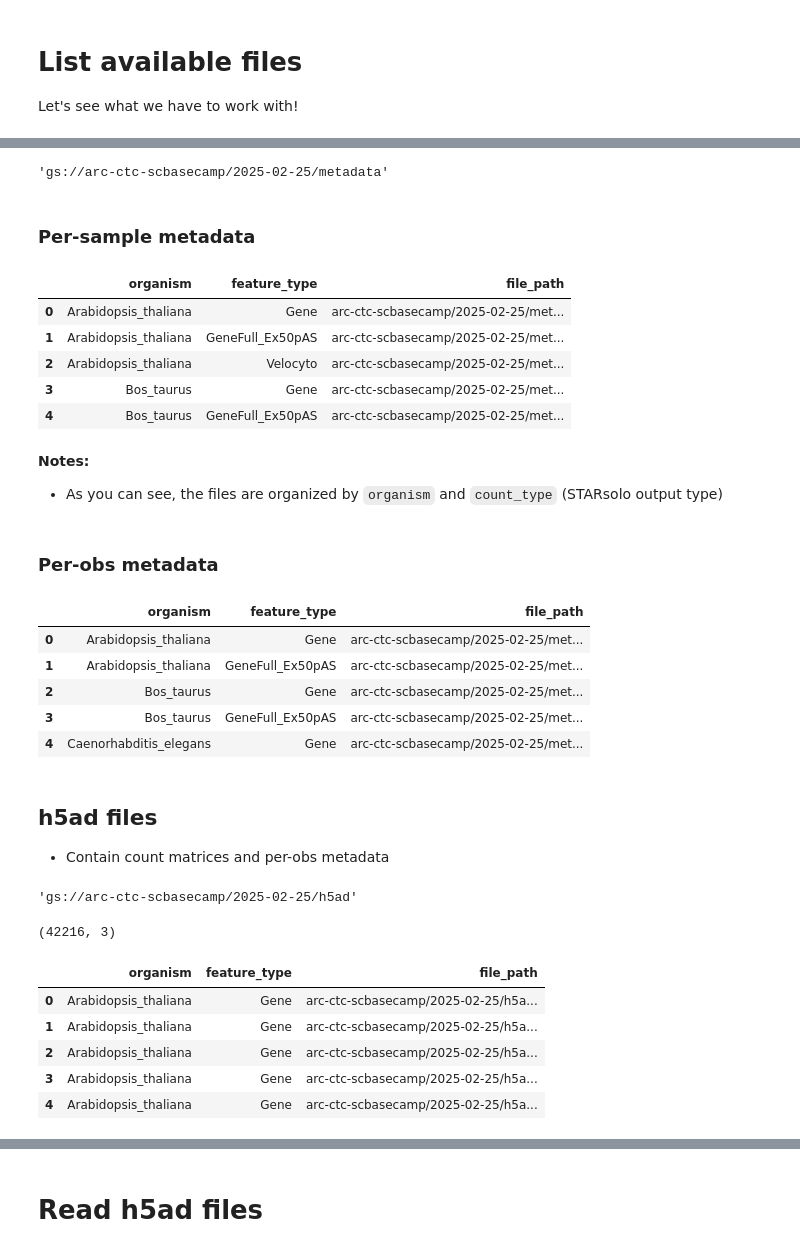
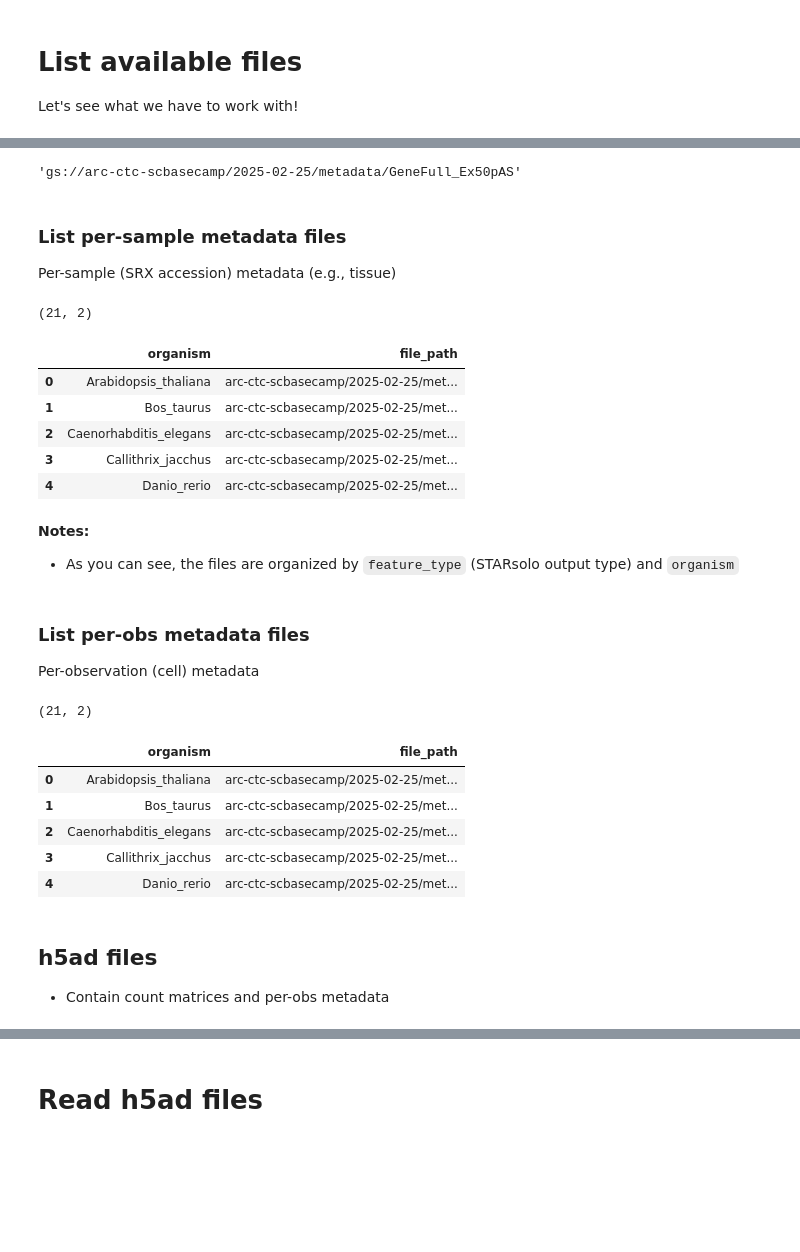
Before and after one commit to rdas-genesilico-ai/arc-virtual-cell-atlas-uv, a Jupyter notebook: scBaseCamp/tutorial-py.ipynb, the cells around one changed output, grey strips where cells are left out. Saved outputs shown, nothing was run; the diff lists cells and outputs as text; code cells hidden in the pictures; blank space fills up the shorter version.

```diff
--- a/scBaseCamp/tutorial-py.ipynb
+++ b/scBaseCamp/tutorial-py.ipynb
@@ -32,13 +32,16 @@ fs = gcsfs.GCSFileSystem()
 # %%
 # GCS bucket path
 gcs_base_path = "gs://arc-ctc-scbasecamp/2025-02-25/"
+# %%
+# STARsolo feature type
+feature_type = "GeneFull_Ex50pAS"
 # %% [markdown]
 # List available files
 
 Let's see what we have to work with!
 # %%
-# helper function
-def get_parquet_files(gcs_base_path: str, target: str=None, endswith: str=None):
+# helper function to list files
+def get_file_table(gcs_base_path: str, target: str=None, endswith: str=None):
     files = fs.glob(os.path.join(gcs_base_path, "**"))
     if target:
         files = [f for f in files if os.path.basename(f) == target]
@@ -46,5 +49,5 @@ def get_parquet_files(gcs_base_path: str, target: str=None, endswith: str=None):
         files = [f for f in files if f.endswith(endswith)]
     file_list = []
     for f in files:
-        file_list.append(f.split("/")[-3:-1] + [f])
-    return pd.DataFrame(file_list, columns=["organism", "feature_type", "file_path"])
+        file_list.append(f.split("/")[-2:-1] + [f])
+    return pd.DataFrame(file_list, columns=["organism", "file_path"])
@@ -59,58 +60,48 @@ os.environ["GOOGLE_APPLICATION_CREDENTIALS"]
 # %%
 # set the path to the metadata files
-gcs_path = os.path.join(gcs_base_path, "metadata")
+gcs_path = os.path.join(gcs_base_path, "metadata", feature_type)
 gcs_path
 # %% [output]
-'gs://arc-ctc-scbasecamp/2025-02-25/metadata'
+'gs://arc-ctc-scbasecamp/2025-02-25/metadata/GeneFull_Ex50pAS'
-# %% [markdown]
-### Per-sample metadata
+# %% [markdown]
+### List per-sample metadata files
+
+Per-sample (SRX accession) metadata (e.g., tissue)
 # %%
 # list files
-sample_pq_files = get_parquet_files(gcs_path, "sample_metadata.parquet.gz")
+sample_pq_files = get_file_table(gcs_path, "sample_metadata.parquet.gz")
+print(sample_pq_files.shape)
 sample_pq_files.head()
 # %% [output]
+(21, 2)
-|  | organism | feature_type | file_path |
-| 0 | Arabidopsis_thaliana | Gene | arc-ctc-scbasecamp/2025-02-25/met... |
-| 1 | Arabidopsis_thaliana | GeneFull_Ex50pAS | arc-ctc-scbasecamp/2025-02-25/met... |
-| 2 | Arabidopsis_thaliana | Velocyto | arc-ctc-scbasecamp/2025-02-25/met... |
-| 3 | Bos_taurus | Gene | arc-ctc-scbasecamp/2025-02-25/met... |
-| 4 | Bos_taurus | GeneFull_Ex50pAS | arc-ctc-scbasecamp/2025-02-25/met... |
+|  | organism | file_path |
+| 0 | Arabidopsis_thaliana | arc-ctc-scbasecamp/2025-02-25/met... |
+| 1 | Bos_taurus | arc-ctc-scbasecamp/2025-02-25/met... |
+| 2 | Caenorhabditis_elegans | arc-ctc-scbasecamp/2025-02-25/met... |
+| 3 | Callithrix_jacchus | arc-ctc-scbasecamp/2025-02-25/met... |
+| 4 | Danio_rerio | arc-ctc-scbasecamp/2025-02-25/met... |
 # %% [markdown]
 **Notes:**
 
-* As you can see, the files are organized by `organism` and `count_type` (STARsolo output type)
+* As you can see, the files are organized by `feature_type` (STARsolo output type) and `organism`
-# %% [markdown]
-### Per-obs metadata
+# %% [markdown]
+### List per-obs metadata files
+
+Per-observation (cell) metadata
 # %%
 # list files
-obs_pq_files = get_parquet_files(gcs_path, "obs_metadata.parquet.gz")
+obs_pq_files = get_file_table(gcs_path, "obs_metadata.parquet.gz")
+print(obs_pq_files.shape)
 obs_pq_files.head()
 # %% [output]
+(21, 2)
-|  | organism | feature_type | file_path |
-| 0 | Arabidopsis_thaliana | Gene | arc-ctc-scbasecamp/2025-02-25/met... |
-| 1 | Arabidopsis_thaliana | GeneFull_Ex50pAS | arc-ctc-scbasecamp/2025-02-25/met... |
-| 2 | Bos_taurus | Gene | arc-ctc-scbasecamp/2025-02-25/met... |
-| 3 | Bos_taurus | GeneFull_Ex50pAS | arc-ctc-scbasecamp/2025-02-25/met... |
-| 4 | Caenorhabditis_elegans | Gene | arc-ctc-scbasecamp/2025-02-25/met... |
+|  | organism | file_path |
+| 0 | Arabidopsis_thaliana | arc-ctc-scbasecamp/2025-02-25/met... |
+| 1 | Bos_taurus | arc-ctc-scbasecamp/2025-02-25/met... |
+| 2 | Caenorhabditis_elegans | arc-ctc-scbasecamp/2025-02-25/met... |
+| 3 | Callithrix_jacchus | arc-ctc-scbasecamp/2025-02-25/met... |
+| 4 | Danio_rerio | arc-ctc-scbasecamp/2025-02-25/met... |
 # %% [markdown]
 ## h5ad files
 
 * Contain count matrices and per-obs metadata
-# %%
-gcs_path = os.path.join(gcs_base_path, "h5ad")
-gcs_path
-# %% [output]
-'gs://arc-ctc-scbasecamp/2025-02-25/h5ad'
-# %%
-# list files
-h5ad_files = get_parquet_files(gcs_path, endswith=".h5ad.gz")
-print(h5ad_files.shape)
-h5ad_files.head()
-# %% [output]
-(42216, 3)
-|  | organism | feature_type | file_path |
-| 0 | Arabidopsis_thaliana | Gene | arc-ctc-scbasecamp/2025-02-25/h5a... |
-| 1 | Arabidopsis_thaliana | Gene | arc-ctc-scbasecamp/2025-02-25/h5a... |
-| 2 | Arabidopsis_thaliana | Gene | arc-ctc-scbasecamp/2025-02-25/h5a... |
-| 3 | Arabidopsis_thaliana | Gene | arc-ctc-scbasecamp/2025-02-25/h5a... |
-| 4 | Arabidopsis_thaliana | Gene | arc-ctc-scbasecamp/2025-02-25/h5a... |
```
Also changed, not shown: parts of 57 cells of this notebook, 1 other file.
